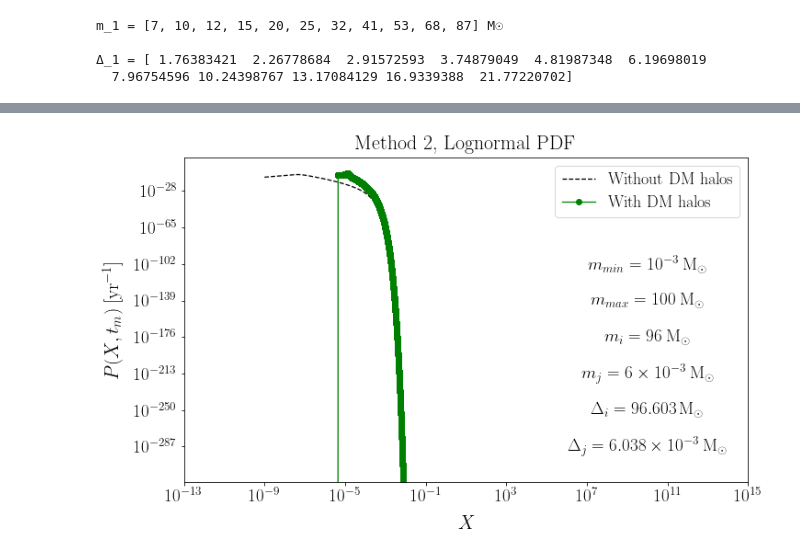
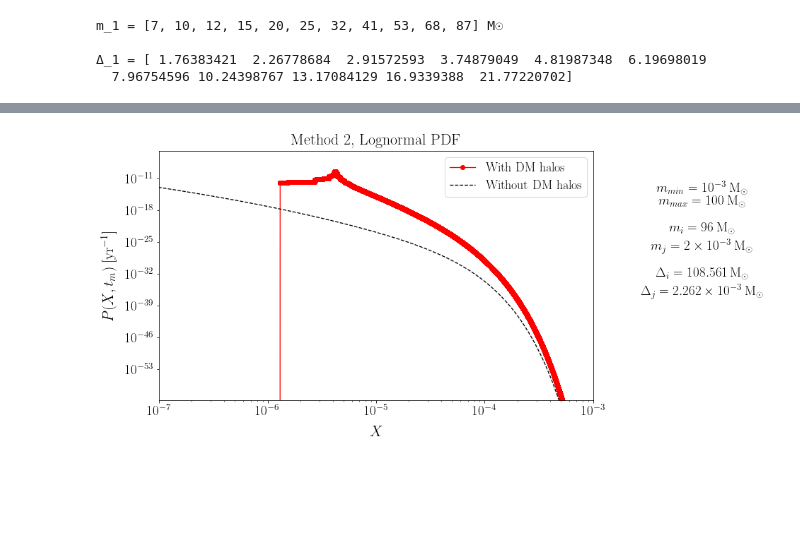
Before and after one commit to pratibhajangra591/Ifca-github, a Jupyter notebook: distributions_method2.ipynb, the cells around one changed output, grey strips where cells are left out. Saved outputs shown, nothing was run; the diff lists cells and outputs as text; code cells hidden in the pictures; blank space fills up the shorter version.

```diff
--- a/distributions_method2.ipynb
+++ b/distributions_method2.ipynb
@@ -381,5 +383,5 @@ plt.show()
 # %%
-bin_centres = np.geomspace(6e-3, 96, 11)
+bin_centres = np.geomspace(2e-3, 96, 11)
 bin_edges = np.sqrt(bin_centres[:-1]*bin_centres[1:])
 
 
@@ -398,8 +400,8 @@ deltas = np.diff(bin_edges)
 
 
 
-m_1 = np.geomspace(6e-3, 96, 11)
-m_2 = np.geomspace(6e-3, 96, 11)
+m_1 = np.geomspace(2e-3, 96, 11)
+m_2 = np.geomspace(2e-3, 96, 11)
 
 
 m_1_list = m_1.tolist()
@@ -413,9 +415,8 @@ m_2_list = list(map(lambda x: float(format(x, '.2f')), m_2_list))
 
 
 # To save some time I wrote them by hand.
-m_1_list = [0.006, 0.02, 0.04, 0.1, 0.3, 0.8, 2, 5, 14, 37, 96]
-m_2_list = [0.006, 0.02, 0.04, 0.1, 0.3, 0.8, 2, 5, 14, 37, 96]
-
+m_1_list = [0.002, 0.01, 0.02, 0.05, 0.2, 0.4, 1, 4, 11, 33, 96]
+m_2_list = [0.002, 0.01, 0.02, 0.05, 0.2, 0.4, 1, 4, 11, 33, 96]
 
 
 Δ_1_list = list(map(lambda x: float(format(x, '.8f')),  Δ_1_list))
@@ -518,48 +522,51 @@ tm_ref_list = file['arr_4']
 plt.figure(figsize = (11, 6.5))
 
 
-f_pbh= 1.95e-3
+f_pbh= 1.67e-3
 f = 0.85 * f_pbh
 
 
 
 def P(m):      #Log-Normal PBH mass Distribution
     σ = 0.6
     m_c = 15   #in units of M☉, range of m_min = 1e-3 M☉ - m_max = 100 M☉ .
     return  (1/(σ * m * np.sqrt(2*π))) * np.exp(-((np.log(m/m_c))**2)/(2*(σ**2)))
 
 
+
+plt.loglog(X, P_X_tm_method_2(m_1, m_2, Δ_1, Δ_2, t_m, X, DM_halos_presence = 'True'), '-ro')
 plt.loglog(X, P_X_tm_method_2(m_1, m_2, Δ_1, Δ_2, t_m, X,  DM_halos_presence = 'False'), 'k--')
-plt.loglog(X, P_X_tm_method_2(m_1, m_2, Δ_1, Δ_2, t_m, X, DM_halos_presence = 'True'), '-go')
 
 
-#plt.ticklabel_format(axis='x', style='sci', scilimits=(-3,-3))
-plt.text(1e10, 1e-102, "$m_{min} = 10^{-3} \: \mathrm{M_{\odot}}$", size = 19,
+plt.text(1e-2, 1e-13, "$m_{min} = 10^{-3} \: \mathrm{M_{\odot}}$", size = 19,
          ha="center", va="center")
-plt.text(1e10, 1e-139, "$m_{max} = 100 \: \mathrm{M_{\odot}}$", size = 19,
+plt.text(1e-2, 1e-16, "$m_{max} = 100 \: \mathrm{M_{\odot}}$", size = 19,
          ha="center", va="center")
 
 
-plt.text(1e10, 1e-176, "$m_{i} = 96 \: \mathrm{M_{\odot}}$", size = 19,
+plt.text(1e-2, 1e-22, "$m_{i} = 96 \: \mathrm{M_{\odot}}$", size = 19,
        ha="center", va="center")
-plt.text(1e10, 1e-213, r"$m_{j} = 6\times 10^{-3} \: \mathrm{M_{\odot}}$", size = 19,
+plt.text(1e-2, 1e-26, r"$m_{j} = 2\times 10^{-3} \: \mathrm{M_{\odot}}$", size = 19,
          ha="center", va="center")
 
-plt.text(1e10, 1e-250, "$\Delta_{i} = 96.603  \: \mathrm{M_{\odot}}$", size = 19,
+plt.text(1e-2 ,1e-32, "$\Delta_{i} = 108.561  \: \mathrm{M_{\odot}}$", size = 19,
          ha="center", va="center")
-plt.text(1e10, 1e-287, r"$\Delta_{j} = 6.038\times 10^{-3} \: \mathrm{M_{\odot}}$", size = 19,
+plt.text(1e-2, 1e-36, r"$\Delta_{j} = 2.262\times 10^{-3} \: \mathrm{M_{\odot}}$", size = 19,
         ha="center", va="center")
 
 
-plt.xlim(1e-13, 1e15)
+
+
+plt.xlim(1e-7, 1e-3)
+plt.ylim(1.1e-60, 1e-5)
 plt.rc('lines', linewidth = 1.3)
 plt.xticks(fontsize = 19)
 plt.yticks(fontsize = 19)
 plt.xlabel('$X$', fontsize = 21, labelpad = 12)
 plt.ylabel('$P(X, t_{m}) \: [\mathrm{yr^{-1}}]$', fontsize = 21, labelpad = 12)
-plt.legend(["Without DM halos","With DM halos"], prop = {'size':18}, facecolor = 'white', fontsize=110)
+plt.legend(["With DM halos","Without DM halos"], prop = {'size':18}, facecolor = 'white', fontsize=110)
 plt.title('Method 2, Lognormal PDF' , fontsize = 22, pad = 9)
 plt.savefig('2imLgnmlP_X_t_mvsX.pdf', bbox_inches = 'tight')
-plt.show()
+plt.show()2.262\times 10^{-3}
 # %% [output]
-[figure, old version]
+[figure, new version]
```
Also changed, not shown: parts of 4 cells of this notebook.
